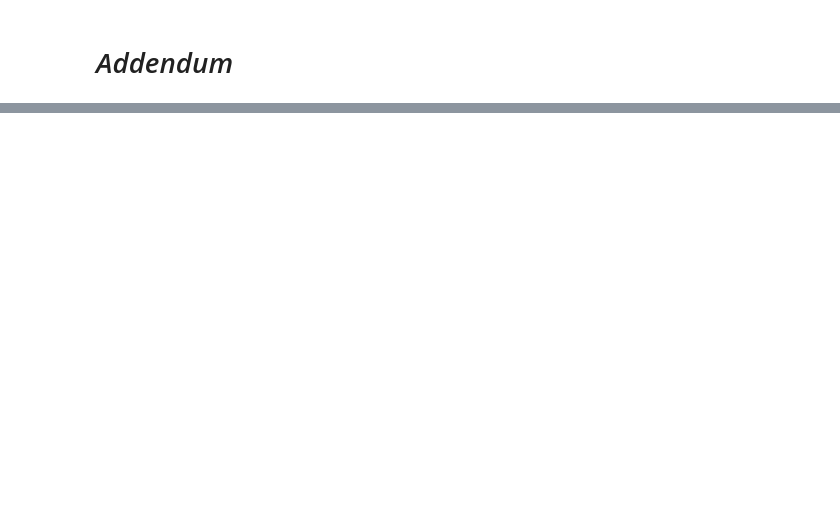
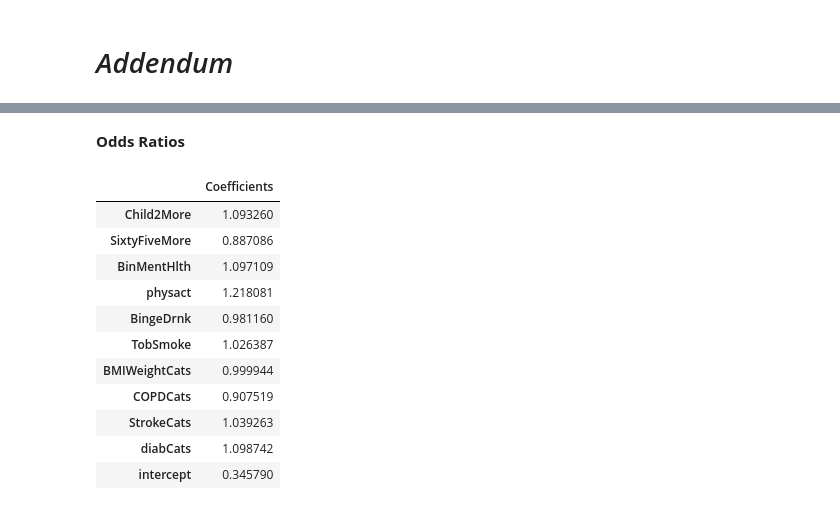
Before and after one commit to pmleffers/BRFSS2016, a Jupyter notebook: BRFSS notebook.ipynb, the cells around one changed output, grey strips where cells are left out. Saved outputs shown, nothing was run; the diff lists cells and outputs as text; code cells hidden in the pictures; blank space fills up the shorter version.

```diff
--- a/BRFSS notebook.ipynb
+++ b/BRFSS notebook.ipynb
@@ -2276,0 +2443,18 @@ Conclusion
+# %% [markdown]
+**Odds Ratios**
+# %%
+OddsRatios=np.exp(ThetaData)
+OddsRatios
+# %% [output]
+|  | Coefficients |
+| Child2More | 1.093260 |
+| SixtyFiveMore | 0.887086 |
+| BinMentHlth | 1.097109 |
+| physact | 1.218081 |
+| BingeDrnk | 0.981160 |
+| TobSmoke | 1.026387 |
+| BMIWeightCats | 0.999944 |
+| COPDCats | 0.907519 |
+| StrokeCats | 1.039263 |
+| diabCats | 1.098742 |
+| intercept | 0.345790 |
```
Also changed, not shown: parts of 41 cells of this notebook.
